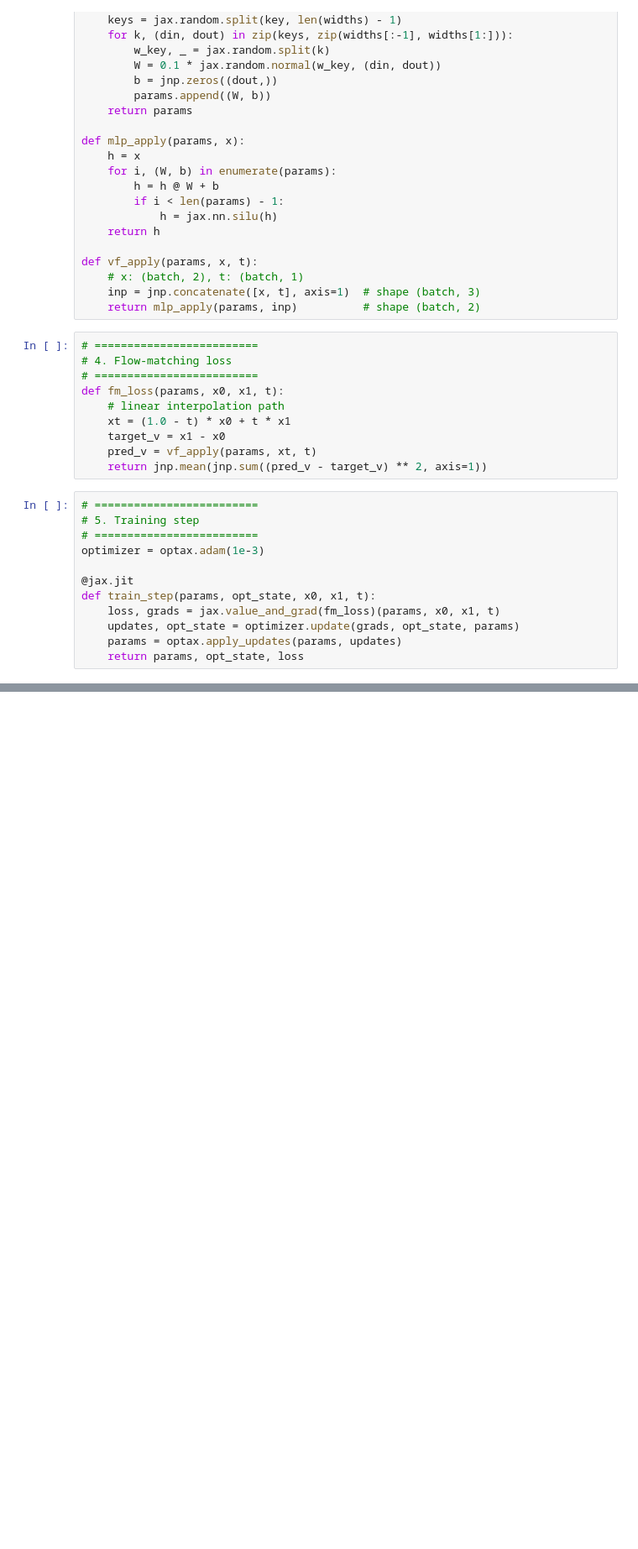
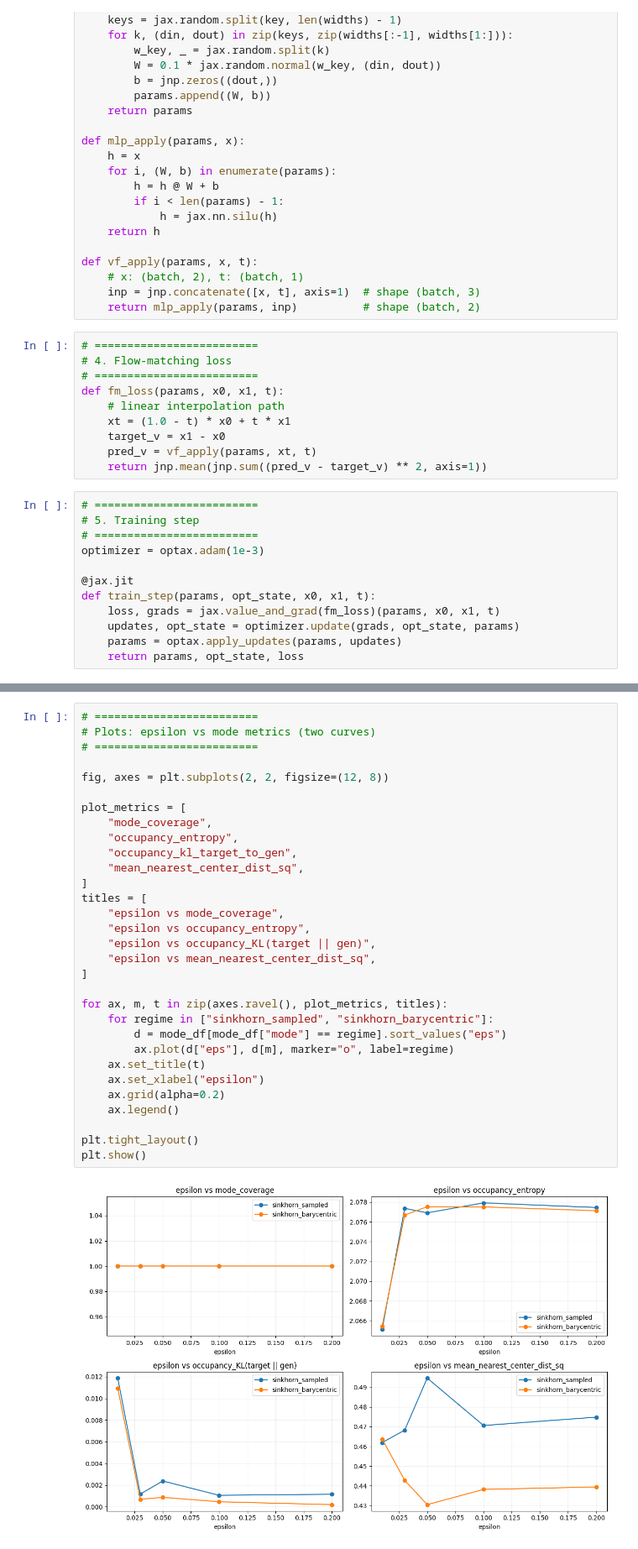
Before and after one commit to dettorig/ot_flow_matching_project, a Jupyter notebook: firstrun.ipynb, the cells around one changed output, grey strips where cells are left out. Shown at 84% size. Cells and saved outputs as stored; diff of their text form; blank space fills up the shorter version.

```diff
--- a/firstrun.ipynb
+++ b/firstrun.ipynb
@@ -555,0 +823,33 @@ plt.show()
+# %%
+# =========================
+# Plots: epsilon vs mode metrics (two curves)
+# =========================
+
+fig, axes = plt.subplots(2, 2, figsize=(12, 8))
+
+plot_metrics = [
+    "mode_coverage",
+    "occupancy_entropy",
+    "occupancy_kl_target_to_gen",
+    "mean_nearest_center_dist_sq",
+]
+titles = [
+    "epsilon vs mode_coverage",
+    "epsilon vs occupancy_entropy",
+    "epsilon vs occupancy_KL(target || gen)",
+    "epsilon vs mean_nearest_center_dist_sq",
+]
+
+for ax, m, t in zip(axes.ravel(), plot_metrics, titles):
+    for regime in ["sinkhorn_sampled", "sinkhorn_barycentric"]:
+        d = mode_df[mode_df["mode"] == regime].sort_values("eps")
+        ax.plot(d["eps"], d[m], marker="o", label=regime)
+    ax.set_title(t)
+    ax.set_xlabel("epsilon")
+    ax.grid(alpha=0.2)
+    ax.legend()
+
+plt.tight_layout()
+plt.show()
+# %% [output]
+[figure, added]
```
Also changed, not shown: parts of 16 cells of this notebook.
